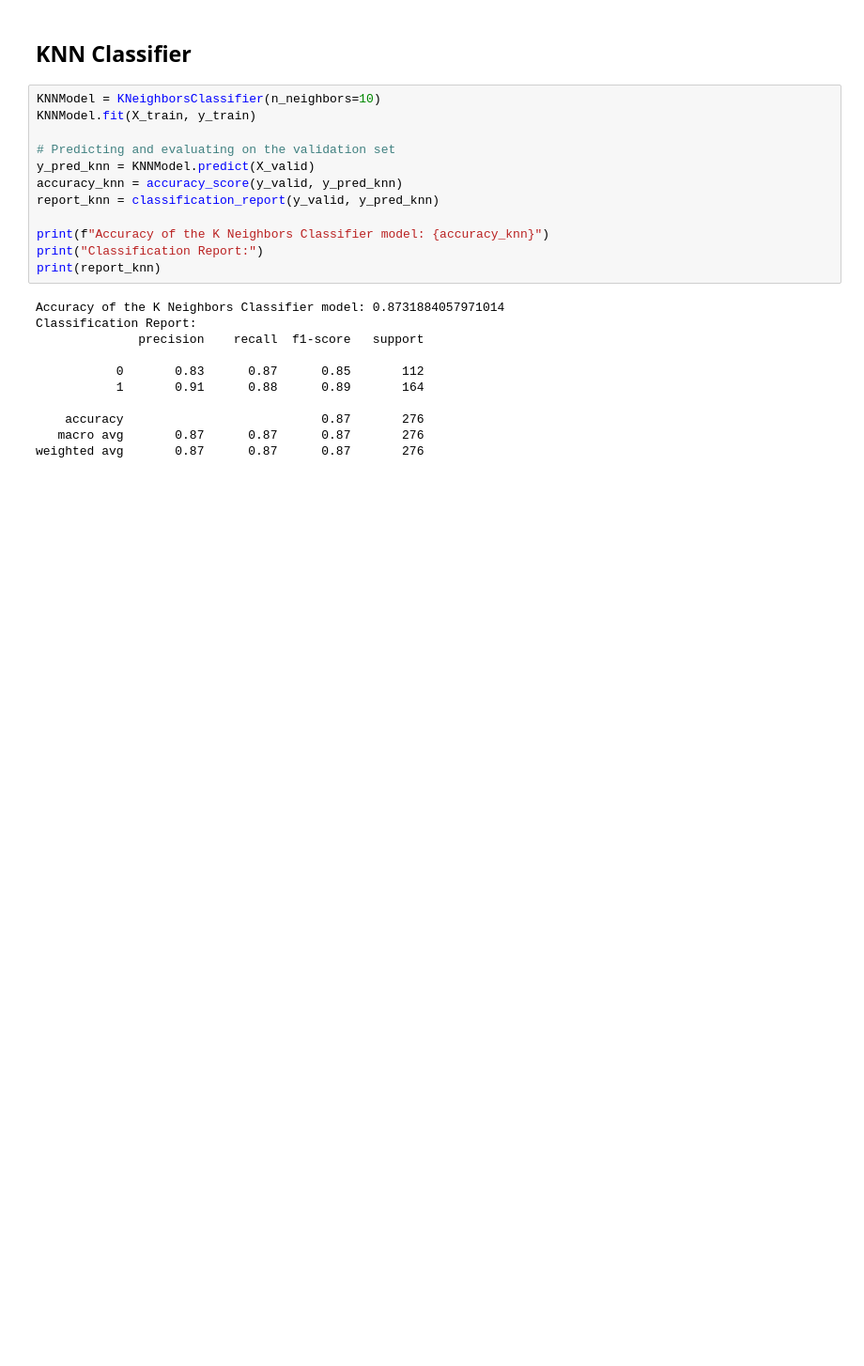
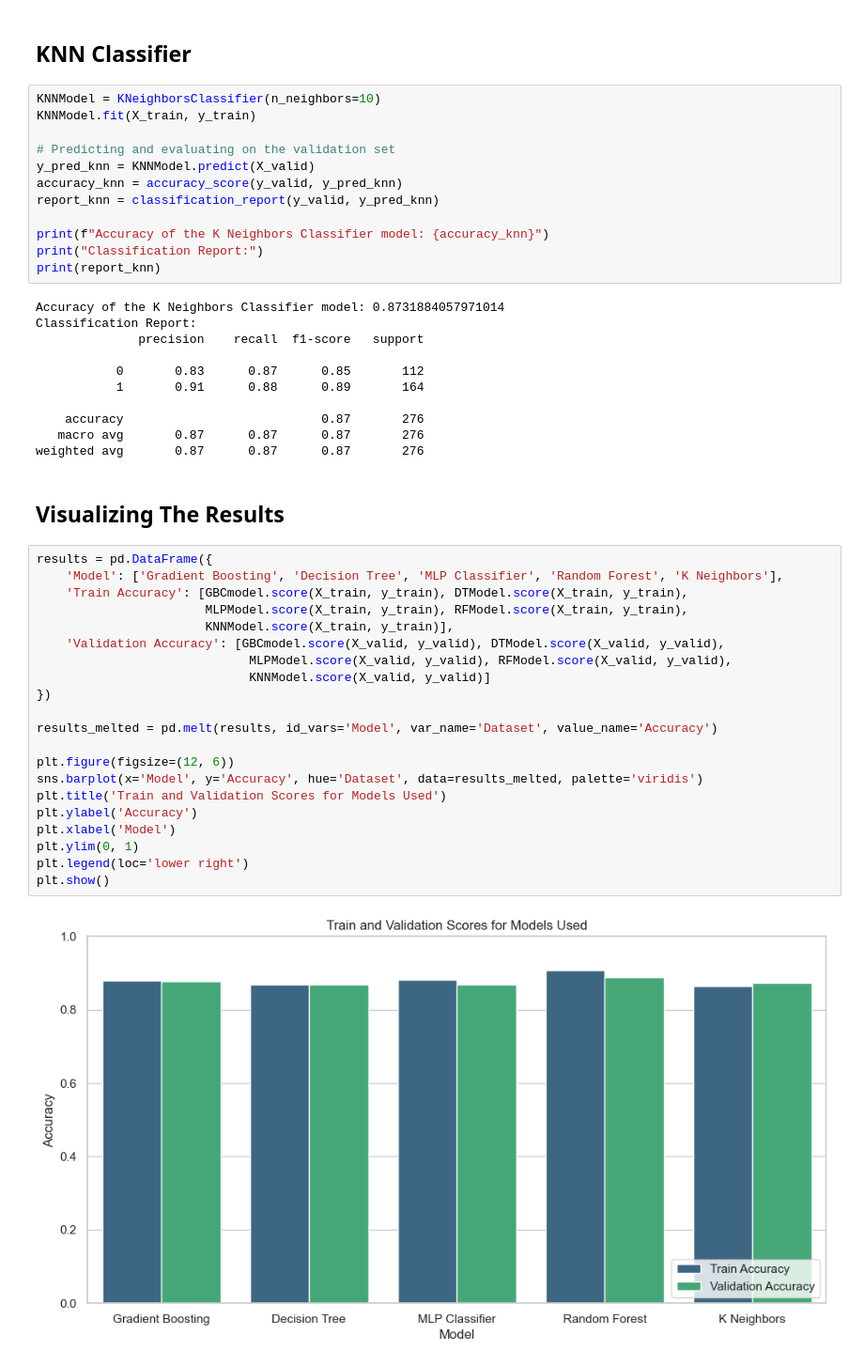
Before and after one commit to gbhardwaj00/heart-disease-ml, a Jupyter notebook: heart-failure-prediction.ipynb, the cells around one changed output. Shown at 94% size. Drawn from its saved outputs; the diff is of its cells as text; blank space fills up the shorter version.

Commit message:
Visualizing Predictive Performance Of The Models

```diff
--- a/heart-failure-prediction.ipynb
+++ b/heart-failure-prediction.ipynb
@@ -465,3 +465,28 @@ Classification Report:
     accuracy                           0.87       276
    macro avg       0.87      0.87      0.87       276
 weighted avg       0.87      0.87      0.87       276
+# %% [markdown]
+## Visualizing The Results
+# %%
+results = pd.DataFrame({
+    'Model': ['Gradient Boosting', 'Decision Tree', 'MLP Classifier', 'Random Forest', 'K Neighbors'],
+    'Train Accuracy': [GBCmodel.score(X_train, y_train), DTModel.score(X_train, y_train),
+                       MLPModel.score(X_train, y_train), RFModel.score(X_train, y_train),
+                       KNNModel.score(X_train, y_train)],
+    'Validation Accuracy': [GBCmodel.score(X_valid, y_valid), DTModel.score(X_valid, y_valid),
+                             MLPModel.score(X_valid, y_valid), RFModel.score(X_valid, y_valid),
+                             KNNModel.score(X_valid, y_valid)]
+})
+
+results_melted = pd.melt(results, id_vars='Model', var_name='Dataset', value_name='Accuracy')
+
+plt.figure(figsize=(12, 6))
+sns.barplot(x='Model', y='Accuracy', hue='Dataset', data=results_melted, palette='viridis')
+plt.title('Train and Validation Scores for Models Used')
+plt.ylabel('Accuracy')
+plt.xlabel('Model')
+plt.ylim(0, 1)
+plt.legend(loc='lower right')
+plt.show()
+# %% [output]
+[figure, added]
```
Also changed, not shown: parts of 4 cells of this notebook.
